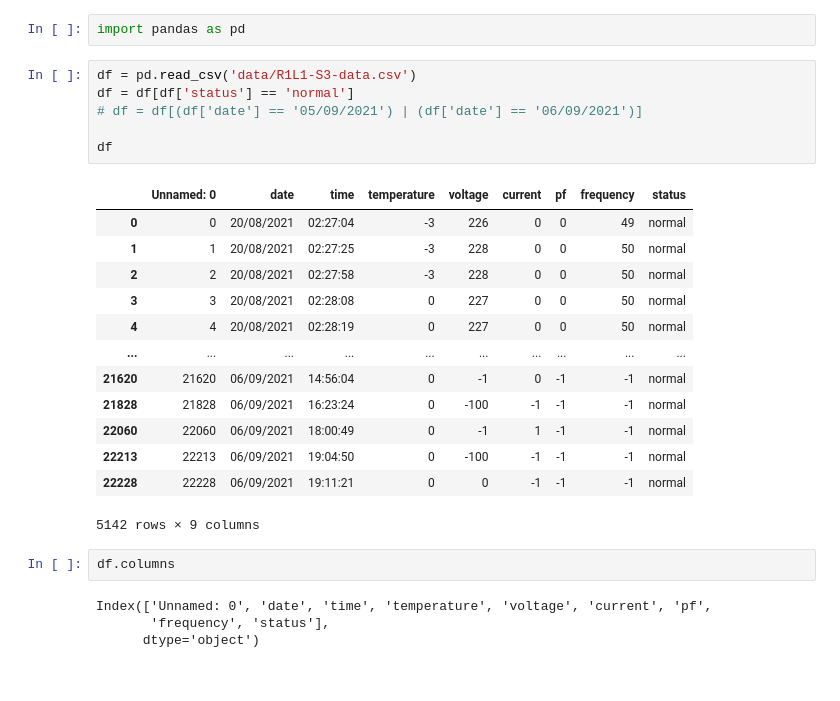
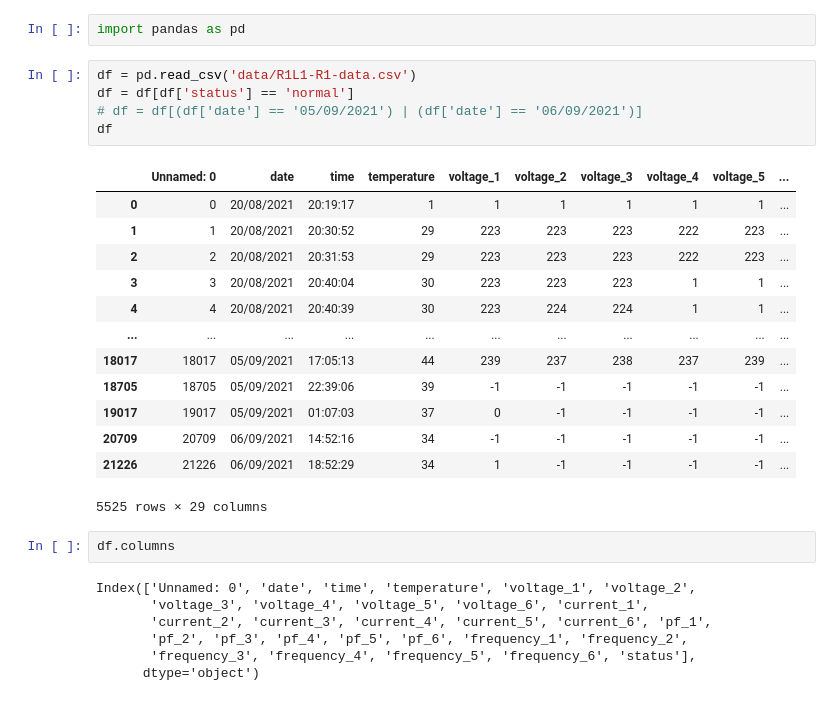
Before and after one commit to kimlolipop/stat-predictive, a Jupyter notebook: quatile.ipynb, the cells around one changed output. Cells and saved outputs as stored; diff of their text form.

```diff
--- a/quatile.ipynb
+++ b/quatile.ipynb
@@ -123,30 +132,32 @@ alert: 237.0 242.0
 # %%
 import pandas as pd
 # %%
-df = pd.read_csv('data/R1L1-S3-data.csv')
+df = pd.read_csv('data/R1L1-R1-data.csv')
 df = df[df['status'] == 'normal']
 # df = df[(df['date'] == '05/09/2021') | (df['date'] == '06/09/2021')]
-
 df
 # %% [output]
-|  | Unnamed: 0 | date | time | temperature | voltage | current | pf | frequency | status |
-| 0 | 0 | 20/08/2021 | 02:27:04 | -3 | 226 | 0 | 0 | 49 | normal |
-| 1 | 1 | 20/08/2021 | 02:27:25 | -3 | 228 | 0 | 0 | 50 | normal |
-| 2 | 2 | 20/08/2021 | 02:27:58 | -3 | 228 | 0 | 0 | 50 | normal |
-| 3 | 3 | 20/08/2021 | 02:28:08 | 0 | 227 | 0 | 0 | 50 | normal |
-| 4 | 4 | 20/08/2021 | 02:28:19 | 0 | 227 | 0 | 0 | 50 | normal |
-| ... | ... | ... | ... | ... | ... | ... | ... | ... | ... |
-| 21620 | 21620 | 06/09/2021 | 14:56:04 | 0 | -1 | 0 | -1 | -1 | normal |
-| 21828 | 21828 | 06/09/2021 | 16:23:24 | 0 | -100 | -1 | -1 | -1 | normal |
-| 22060 | 22060 | 06/09/2021 | 18:00:49 | 0 | -1 | 1 | -1 | -1 | normal |
-| 22213 | 22213 | 06/09/2021 | 19:04:50 | 0 | -100 | -1 | -1 | -1 | normal |
-| 22228 | 22228 | 06/09/2021 | 19:11:21 | 0 | 0 | -1 | -1 | -1 | normal |
+|  | Unnamed: 0 | date | time | temperature | voltage_1 | voltage_2 | voltage_3 | voltage_4 | voltage_5 | ... |
+| 0 | 0 | 20/08/2021 | 20:19:17 | 1 | 1 | 1 | 1 | 1 | 1 | ... |
+| 1 | 1 | 20/08/2021 | 20:30:52 | 29 | 223 | 223 | 223 | 222 | 223 | ... |
+| 2 | 2 | 20/08/2021 | 20:31:53 | 29 | 223 | 223 | 223 | 222 | 223 | ... |
+| 3 | 3 | 20/08/2021 | 20:40:04 | 30 | 223 | 223 | 223 | 1 | 1 | ... |
+| 4 | 4 | 20/08/2021 | 20:40:39 | 30 | 223 | 224 | 224 | 1 | 1 | ... |
+| ... | ... | ... | ... | ... | ... | ... | ... | ... | ... | ... |
+| 18017 | 18017 | 05/09/2021 | 17:05:13 | 44 | 239 | 237 | 238 | 237 | 239 | ... |
+| 18705 | 18705 | 05/09/2021 | 22:39:06 | 39 | -1 | -1 | -1 | -1 | -1 | ... |
+| 19017 | 19017 | 05/09/2021 | 01:07:03 | 37 | 0 | -1 | -1 | -1 | -1 | ... |
+| 20709 | 20709 | 06/09/2021 | 14:52:16 | 34 | -1 | -1 | -1 | -1 | -1 | ... |
+| 21226 | 21226 | 06/09/2021 | 18:52:29 | 34 | 1 | -1 | -1 | -1 | -1 | ... |
-5142 rows × 9 columns
+5525 rows × 29 columns
 # %%
 df.columns
 # %% [output]
-Index(['Unnamed: 0', 'date', 'time', 'temperature', 'voltage', 'current', 'pf',
-       'frequency', 'status'],
+Index(['Unnamed: 0', 'date', 'time', 'temperature', 'voltage_1', 'voltage_2',
+       'voltage_3', 'voltage_4', 'voltage_5', 'voltage_6', 'current_1',
+       'current_2', 'current_3', 'current_4', 'current_5', 'current_6', 'pf_1',
+       'pf_2', 'pf_3', 'pf_4', 'pf_5', 'pf_6', 'frequency_1', 'frequency_2',
+       'frequency_3', 'frequency_4', 'frequency_5', 'frequency_6', 'status'],
       dtype='object')
 # %%
 # def clean(df):
```
Also changed, not shown: parts of 15 cells of this notebook.
